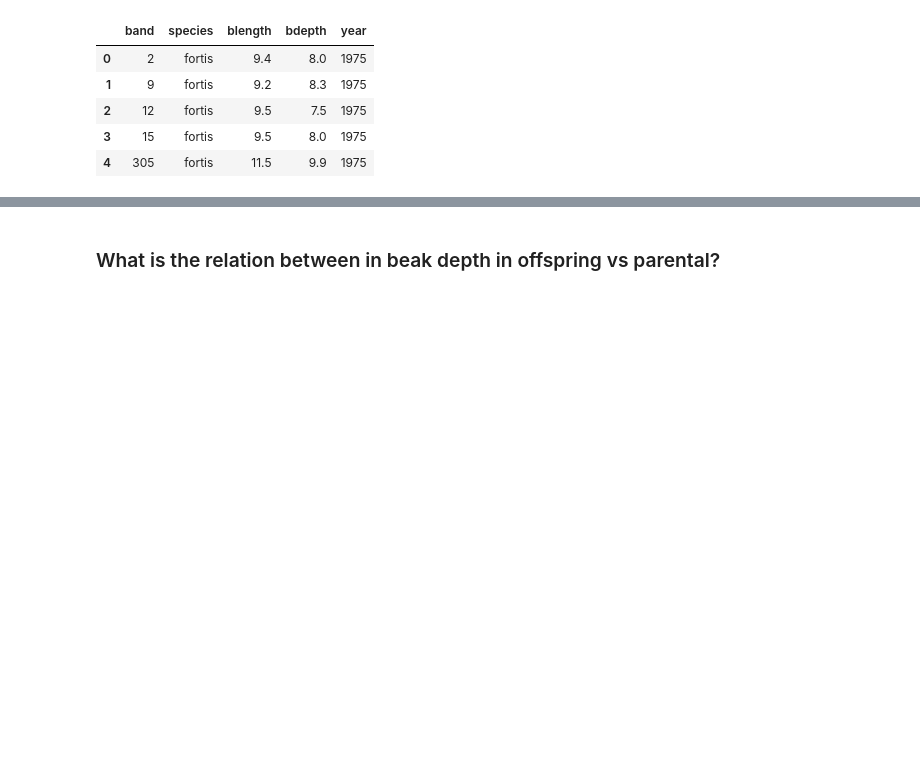
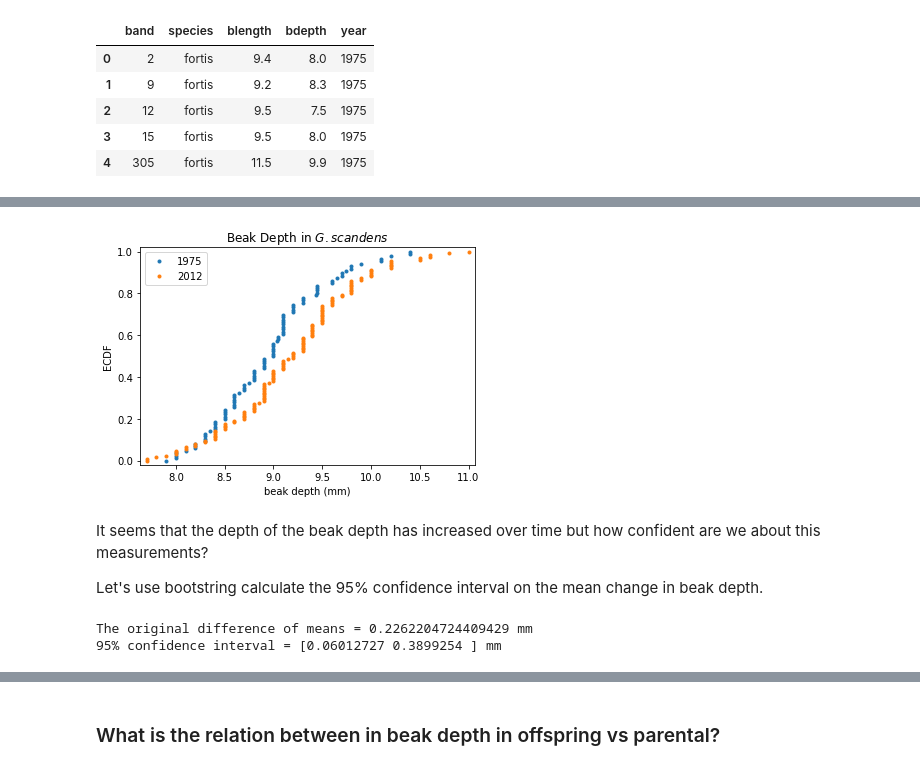
Before and after one commit to joseferncruz/datascience_projects, a Jupyter notebook: notebooks/project01/ds_project01.ipynb, the cells around one changed output, grey strips where cells are left out. Cells and saved outputs as stored; diff of their text form; code cells hidden in the pictures; blank space fills up the shorter version.

```diff
--- a/notebooks/project01/ds_project01.ipynb
+++ b/notebooks/project01/ds_project01.ipynb
@@ -203,0 +109,45 @@ sns.lmplot(
+# %%
+def ecdf(
+        data,
+):
+    """Returns x, y to plot an Empirical Cumulative Distribution Function.
+
+    Parameters
+    ----------
+    data : Sequence of int or floats
+        List of values to sort.
+
+    Returns
+    -------
+    x : np.array
+        Sorted numpy array with data.
+    y : np.array
+        Percentiles.
+
+    """
+    # sort data
+    x = np.sort(data)
+
+    # create linear space between 0 and 1.
+    y = np.linspace(0, 1, len(data))
+
+    return x, y
+# %%
+# Prepare data for ECDF
+x_1915, y_1975 = ecdf(finch_1975.bdepth[finch_1975.species.isin(['scandens'])])
+x_2012, y_2012 = ecdf(finch_2012.bdepth[finch_2012.species.isin(['scandens'])])
+
+fig, ax = plt.subplots()
+
+ax.plot(x_1915, y_1975, label='1975', marker='.', ls='none')
+ax.plot(x_2012, y_2012, label='2012', marker='.', ls='none')
+
+ax.set(ylabel='ECDF', xlabel='beak depth (mm)', title="Beak Depth in $\it{G. scandens}$")
+ax.margins(0.02)
+ax.legend();
+# %% [output]
+[figure, added]
+# %% [markdown]
+It seems that the depth of the beak depth has increased over time but how confident are we about this measurements?
+
+Let's use bootstring calculate the 95% confidence interval on the mean change in beak depth.
@@ -203,0 +193,17 @@ sns.lmplot(
+# %%
+# Draw replicates for each population
+bs_replicates_1975 = draw_bs_reps(bd_scandens_1975, np.mean, size=10000)
+bs_replicates_2012 = draw_bs_reps(bd_scandens_2012, np.mean, size=10000)
+
+# perform element-wise mean diff
+bs_diff_means = bs_replicates_2012 - bs_replicates_1975
+
+# Get the 95% confidence interval
+ci95 = np.percentile(bs_diff_means, [2.5, 97.5])
+
+# Print the results
+print(f'The original difference of means = {diff_means} mm')
+print(f'95% confidence interval = {ci95} mm')
+# %% [output]
+The original difference of means = 0.2262204724409429 mm
+95% confidence interval = [0.06012727 0.3899254 ] mm
```
Also changed, not shown: parts of 99 cells of this notebook.
